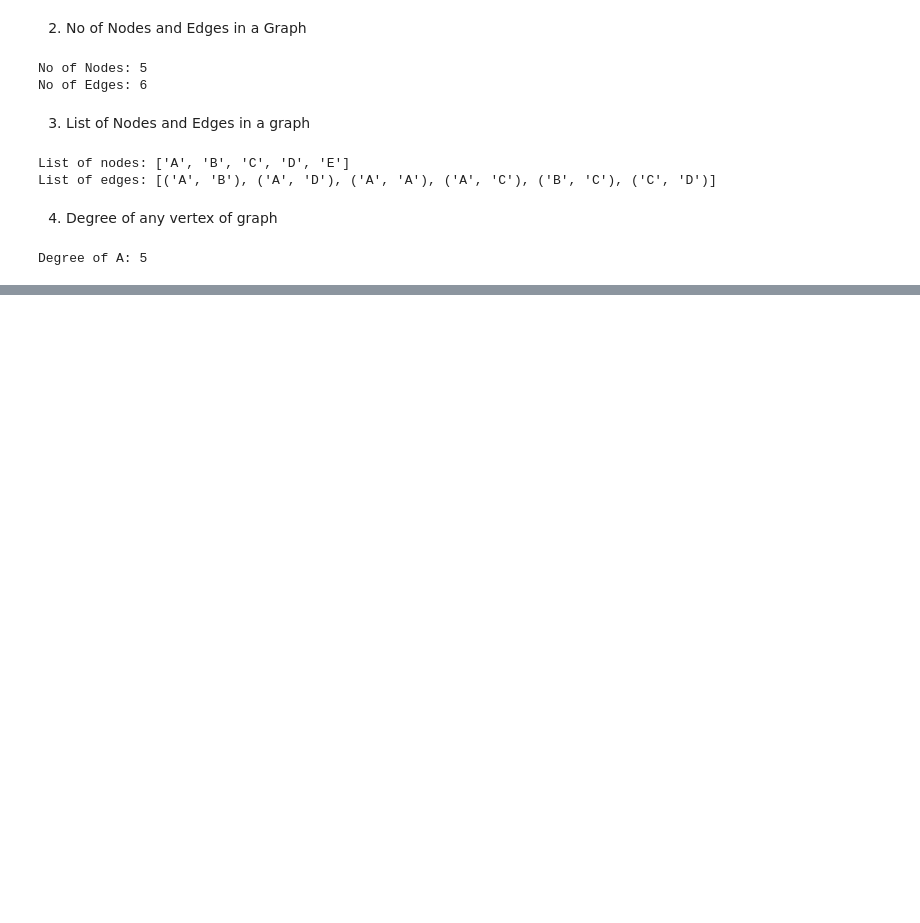
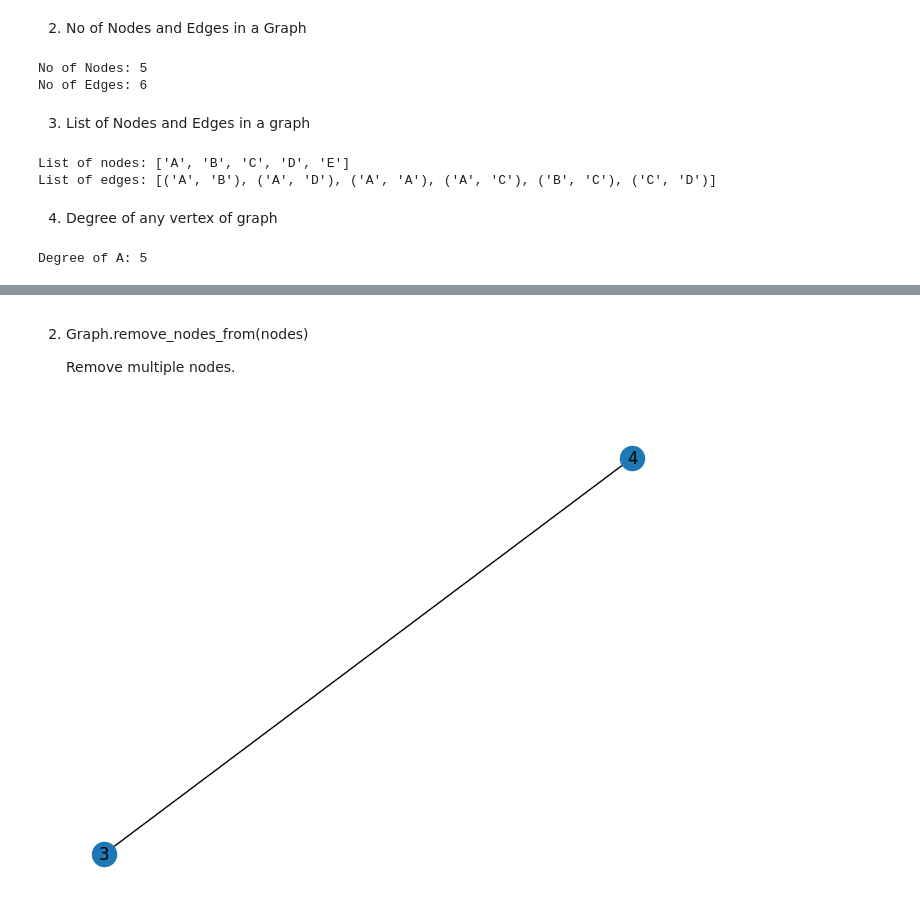
Before and after one commit to coderzaman/Knowledge-Engineering, a Jupyter notebook: Unidirected_Graph.ipynb, the cells around one changed output, grey strips where cells are left out. Saved outputs shown, nothing was run; the diff lists cells and outputs as text; code cells hidden in the pictures; blank space fills up the shorter version.

```diff
--- a/Unidirected_Graph.ipynb
+++ b/Unidirected_Graph.ipynb
@@ -78,0 +103,9 @@ Degree of A: 5
+# %% [markdown]
+2. Graph.remove_nodes_from(nodes)
+
+    Remove multiple nodes.
+# %%
+G.remove_nodes_from([1, 2])
+nx.draw(G, with_labels=True)
+# %% [output]
+[figure, added]
```
Also changed, not shown: parts of 15 cells of this notebook.
